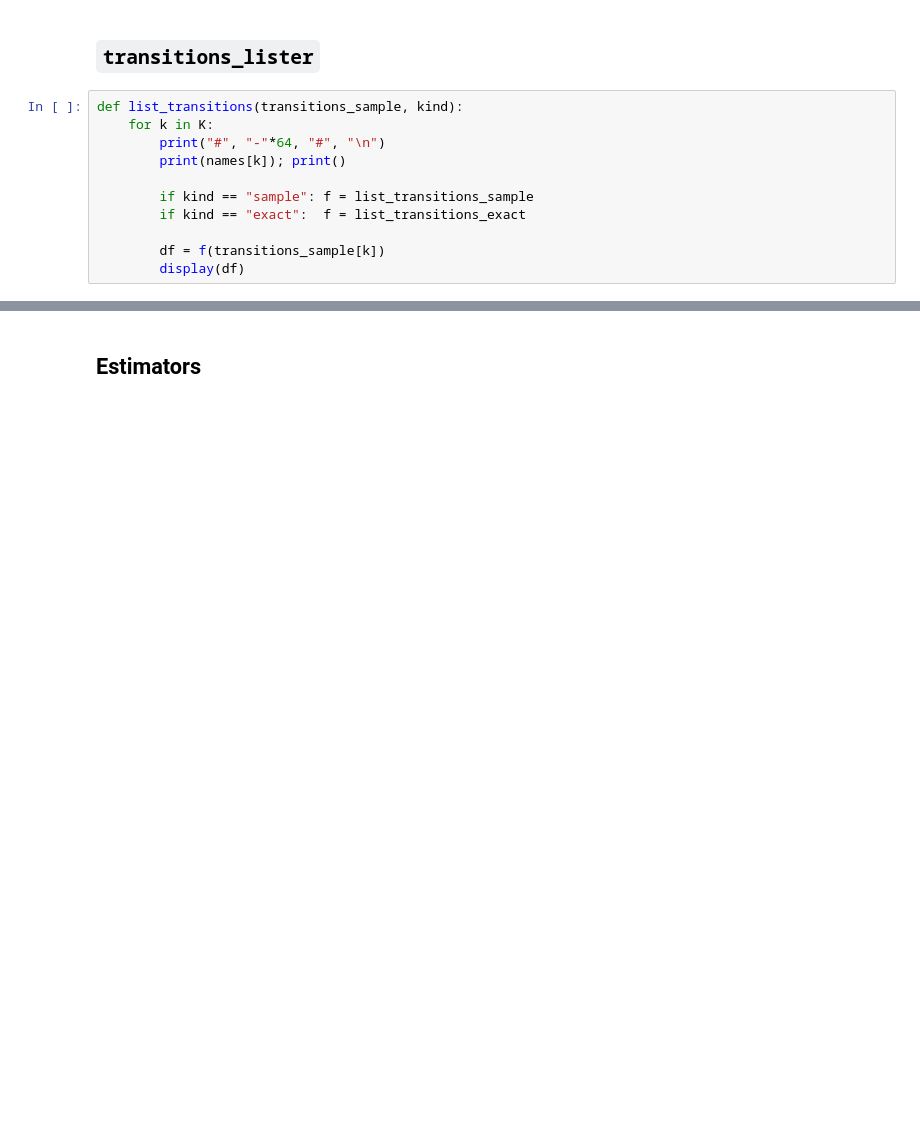
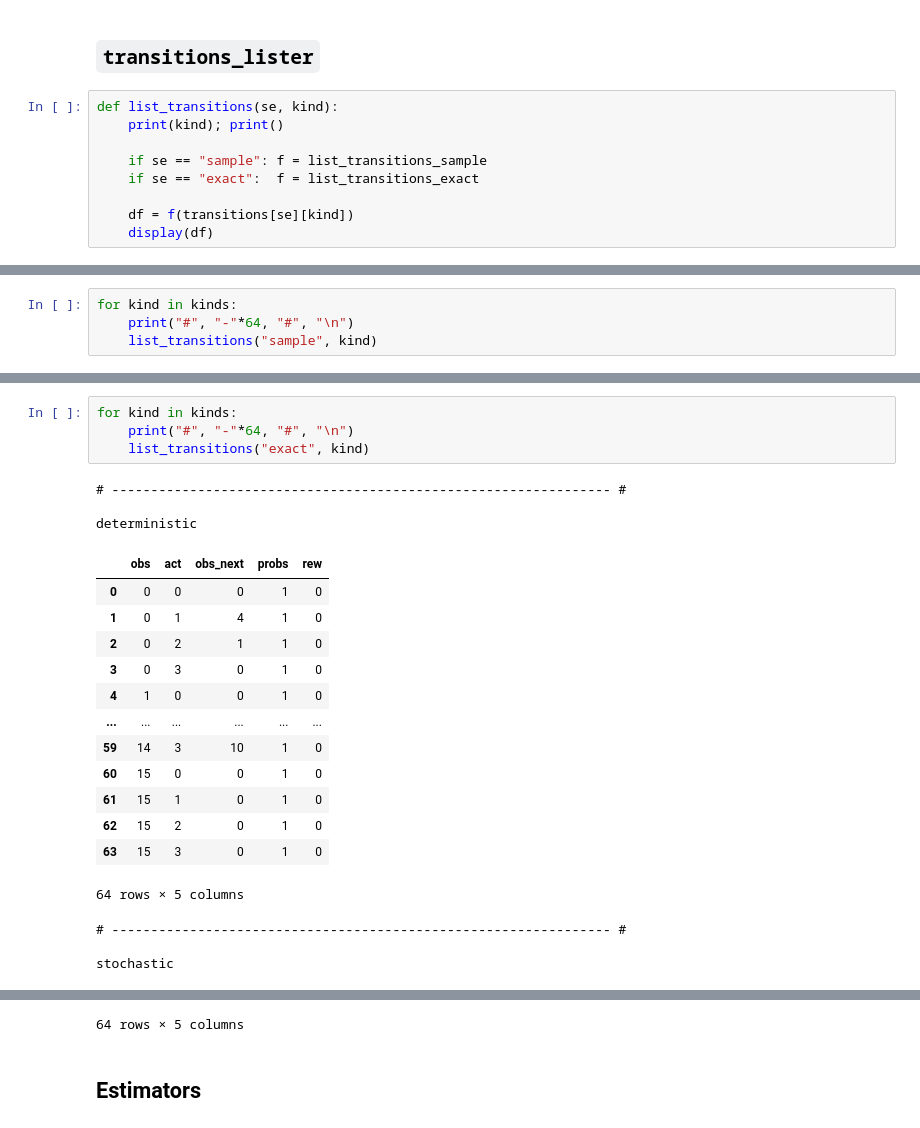
Before and after one commit to MrWhiteRichard/dice_rl_sepsis, a Jupyter notebook: results_frozenlake.ipynb, the cells around one changed output, grey strips where cells are left out. Cells and saved outputs as stored; diff of their text form; blank space fills up the shorter version.

```diff
--- a/results_frozenlake.ipynb
+++ b/results_frozenlake.ipynb
@@ -861,13 +605,11 @@ stochastic
 # %% [markdown]
 ## `transitions_lister`
 # %%
-def list_transitions(transitions_sample, kind):
-    for k in K:
-        print("#", "-"*64, "#", "\n")
-        print(names[k]); print()
+def list_transitions(se, kind):
+    print(kind); print()
 
-        if kind == "sample": f = list_transitions_sample
-        if kind == "exact":  f = list_transitions_exact
+    if se == "sample": f = list_transitions_sample
+    if se == "exact":  f = list_transitions_exact
 
-        df = f(transitions_sample[k])
-        display(df)
+    df = f(transitions[se][kind])
+    display(df)
@@ -963,0 +616,4 @@ stochastic
+# %%
+for kind in kinds:
+    print("#", "-"*64, "#", "\n")
+    list_transitions("sample", kind)
@@ -963,0 +653,24 @@ stochastic
+# %%
+for kind in kinds:
+    print("#", "-"*64, "#", "\n")
+    list_transitions("exact", kind)
+# %% [output]
+# ---------------------------------------------------------------- #
+
+deterministic
+|  | obs | act | obs_next | probs | rew |
+| 0 | 0 | 0 | 0 | 1 | 0 |
+| 1 | 0 | 1 | 4 | 1 | 0 |
+| 2 | 0 | 2 | 1 | 1 | 0 |
+| 3 | 0 | 3 | 0 | 1 | 0 |
+| 4 | 1 | 0 | 0 | 1 | 0 |
+| ... | ... | ... | ... | ... | ... |
+| 59 | 14 | 3 | 10 | 1 | 0 |
+| 60 | 15 | 0 | 0 | 1 | 0 |
+| 61 | 15 | 1 | 0 | 1 | 0 |
+| 62 | 15 | 2 | 0 | 1 | 0 |
+| 63 | 15 | 3 | 0 | 1 | 0 |
+64 rows × 5 columns
+# ---------------------------------------------------------------- #
+
+stochastic
@@ -964,3 +689,4 @@ stochastic
+64 rows × 5 columns
 # %% [markdown]
 ## Estimators
 # %%
```
Also changed, not shown: parts of 62 cells of this notebook, 4 other files.
